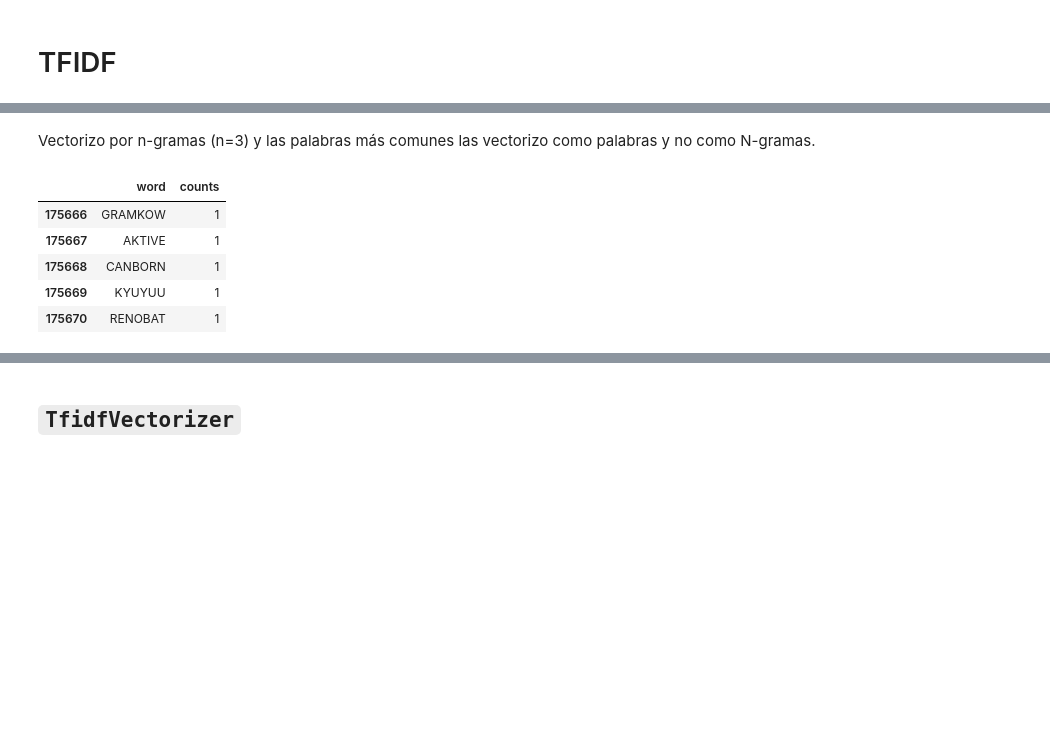
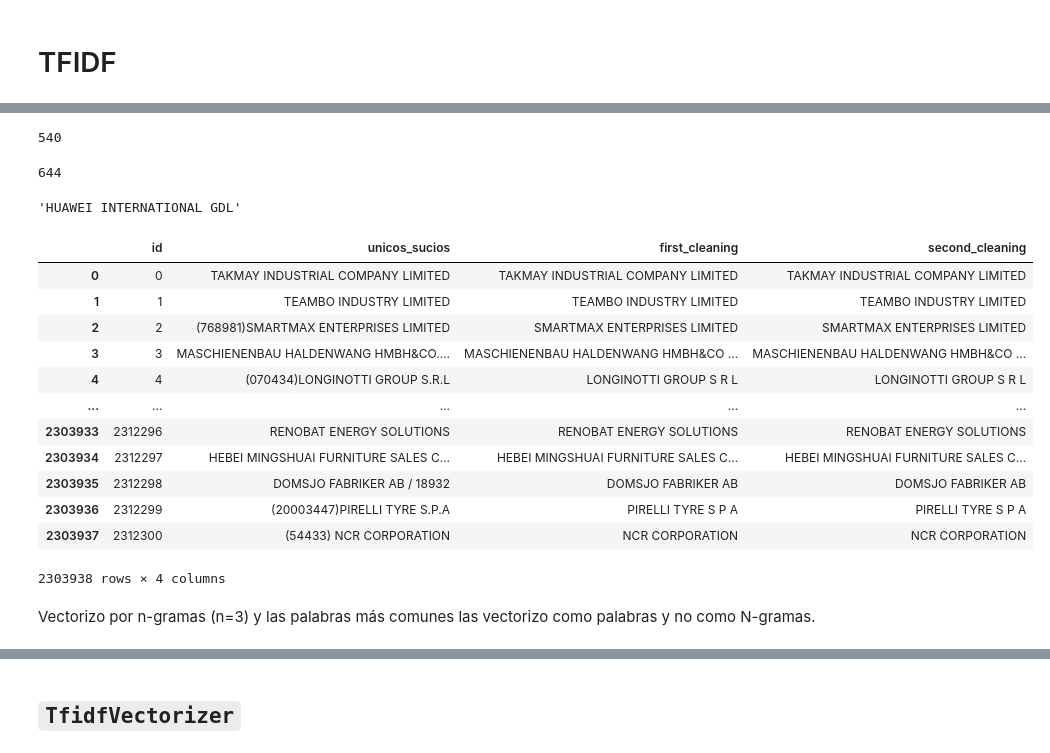
Before and after one commit to Ignacio-Ibarra/Approximate-String-Matching, a Jupyter notebook: TFIDF_String_Matching.ipynb, the cells around one changed output, grey strips where cells are left out. Cells and saved outputs as stored; diff of their text form; code cells hidden in the pictures; blank space fills up the shorter version.

```diff
--- a/TFIDF_String_Matching.ipynb
+++ b/TFIDF_String_Matching.ipynb
@@ -47,0 +142,36 @@ first_cleaning = dirty_company_names.first_cleaning.unique().tolist()
+# %%
+len(semi_odd_words)
+# %% [output]
+540
+# %%
+semi_odd_words = word_count[(word_count.counts.between(10,900)) & (word_count.length.between(1,2))& (word_count.word.isin(["3M","LG"])==False)].set_index('word')['counts'].to_dict()
+# %%
+semi_odd_words["HW"]
+# %% [output]
+644
+# %%
+def del_odd_words(text):
+  return " ".join([word for word in text.split(" ") if word not in semi_odd_words])
+# %%
+del_odd_words("HUAWEI INTERNATIONAL CL GDL HW")
+# %% [output]
+'HUAWEI INTERNATIONAL GDL'
+# %%
+second_cleaning = dirty_company_names.copy()
+second_cleaning['second_cleaning'] = second_cleaning.first_cleaning.apply(lambda x: del_odd_words(x))
+second_cleaning.loc[second_cleaning.second_cleaning=="", "second_cleaning"]="Se borró nombre en limpieza"
+second_cleaning
+# %% [output]
+|  | id | unicos_sucios | first_cleaning | second_cleaning |
+| 0 | 0 | TAKMAY INDUSTRIAL COMPANY LIMITED | TAKMAY INDUSTRIAL COMPANY LIMITED | TAKMAY INDUSTRIAL COMPANY LIMITED |
+| 1 | 1 | TEAMBO INDUSTRY LIMITED | TEAMBO INDUSTRY LIMITED | TEAMBO INDUSTRY LIMITED |
+| 2 | 2 | (768981)SMARTMAX ENTERPRISES LIMITED | SMARTMAX ENTERPRISES LIMITED | SMARTMAX ENTERPRISES LIMITED |
+| 3 | 3 | MASCHIENENBAU HALDENWANG HMBH&CO.... | MASCHIENENBAU HALDENWANG HMBH&CO ... | MASCHIENENBAU HALDENWANG HMBH&CO ... |
+| 4 | 4 | (070434)LONGINOTTI GROUP S.R.L | LONGINOTTI GROUP S R L | LONGINOTTI GROUP S R L |
+| ... | ... | ... | ... | ... |
+| 2303933 | 2312296 | RENOBAT ENERGY SOLUTIONS | RENOBAT ENERGY SOLUTIONS | RENOBAT ENERGY SOLUTIONS |
+| 2303934 | 2312297 | HEBEI MINGSHUAI FURNITURE SALES C... | HEBEI MINGSHUAI FURNITURE SALES C... | HEBEI MINGSHUAI FURNITURE SALES C... |
+| 2303935 | 2312298 | DOMSJO FABRIKER AB / 18932 | DOMSJO FABRIKER AB | DOMSJO FABRIKER AB |
+| 2303936 | 2312299 | (20003447)PIRELLI TYRE S.P.A | PIRELLI TYRE S P A | PIRELLI TYRE S P A |
+| 2303937 | 2312300 | (54433) NCR CORPORATION | NCR CORPORATION | NCR CORPORATION |
+2303938 rows × 4 columns
@@ -65,9 +181,0 @@ word_count = wordcount_df_from_serie(first_cleaning)
-# %%
-word_count.count
-# %% [output]
-|  | word | counts |
-| 175666 | GRAMKOW | 1 |
-| 175667 | AKTIVE | 1 |
-| 175668 | CANBORN | 1 |
-| 175669 | KYUYUU | 1 |
-| 175670 | RENOBAT | 1 |
```
Also changed, not shown: parts of 37 cells of this notebook.
